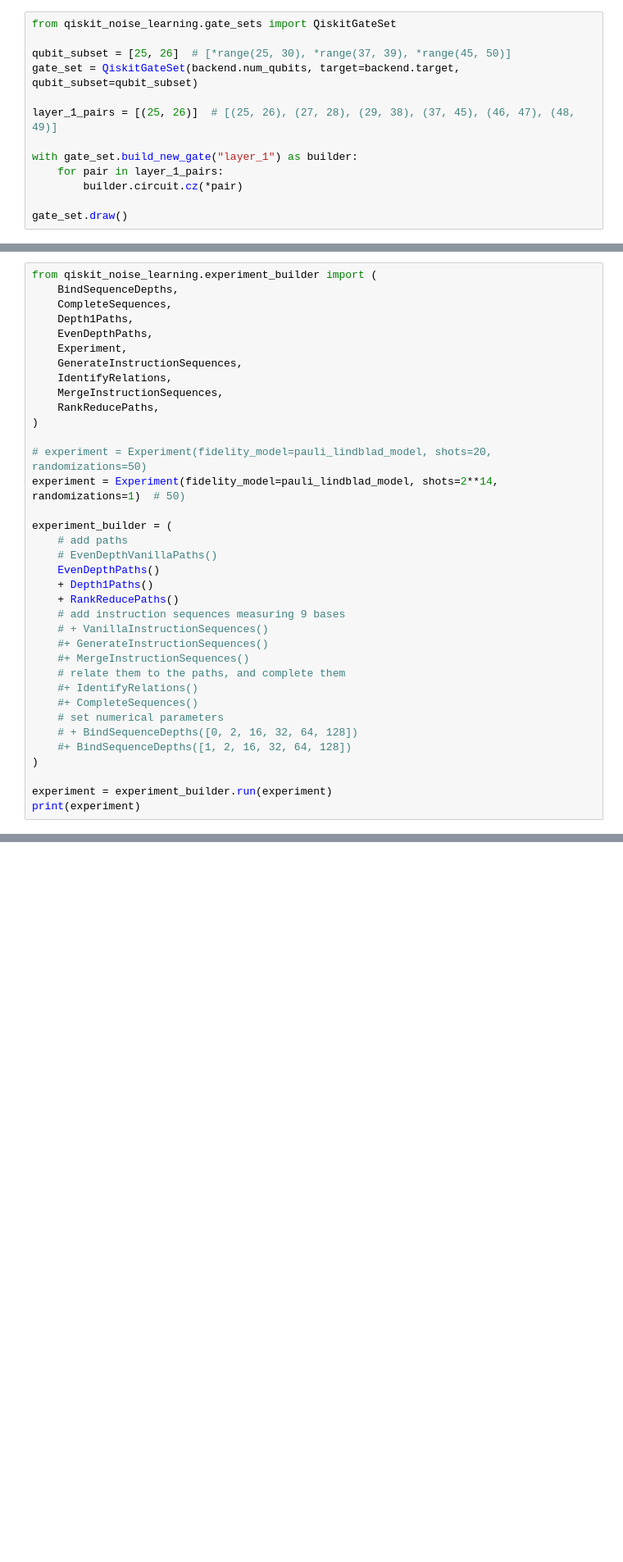
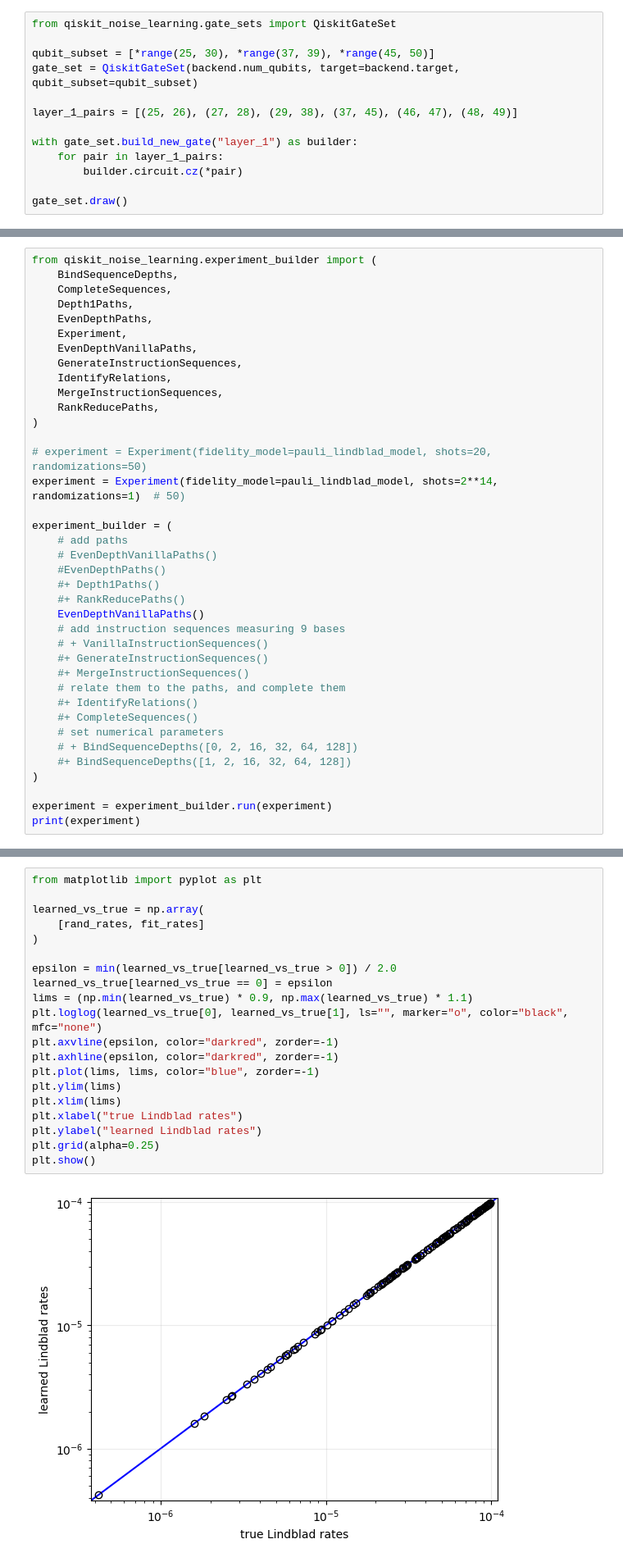
Before and after one commit to Qiskit/qiskit-noise-learning, a Jupyter notebook: docs/workflow_demo_full_rank_no_sim.ipynb, the cells around one changed output, grey strips where cells are left out. Shown at 82% size. Saved outputs shown, nothing was run; the diff lists cells and outputs as text; blank space fills up the shorter version.

```diff
--- a/docs/workflow_demo_full_rank_no_sim.ipynb
+++ b/docs/workflow_demo_full_rank_no_sim.ipynb
@@ -23,10 +23,10 @@ backend = FakeFez()
 # %%
 from qiskit_noise_learning.gate_sets import QiskitGateSet
 
-qubit_subset = [25, 26]  # [*range(25, 30), *range(37, 39), *range(45, 50)]
+qubit_subset = [*range(25, 30), *range(37, 39), *range(45, 50)]
 gate_set = QiskitGateSet(backend.num_qubits, target=backend.target, qubit_subset=qubit_subset)
 
-layer_1_pairs = [(25, 26)]  # [(25, 26), (27, 28), (29, 38), (37, 45), (46, 47), (48, 49)]
+layer_1_pairs = [(25, 26), (27, 28), (29, 38), (37, 45), (46, 47), (48, 49)]
 
 with gate_set.build_new_gate("layer_1") as builder:
     for pair in layer_1_pairs:
@@ -62,6 +62,7 @@ from qiskit_noise_learning.experiment_builder import (
     Depth1Paths,
     EvenDepthPaths,
     Experiment,
+    EvenDepthVanillaPaths,
     GenerateInstructionSequences,
     IdentifyRelations,
     MergeInstructionSequences,
@@ -74,9 +75,10 @@ experiment = Experiment(fidelity_model=pauli_lindblad_model, shots=2**14, random
 experiment_builder = (
     # add paths
     # EvenDepthVanillaPaths()
-    EvenDepthPaths()
-    + Depth1Paths()
-    + RankReducePaths()
+    #EvenDepthPaths()
+    #+ Depth1Paths()
+    #+ RankReducePaths()
+    EvenDepthVanillaPaths()
     # add instruction sequences measuring 9 bases
     # + VanillaInstructionSequences()
     #+ GenerateInstructionSequences()
@@ -170,0 +170,22 @@ array([-1.23327997e-18,  5.94955942e-18,  1.85669622e-18, -2.76810367e-18,
+# %%
+from matplotlib import pyplot as plt
+
+learned_vs_true = np.array(
+    [rand_rates, fit_rates]
+)
+
+epsilon = min(learned_vs_true[learned_vs_true > 0]) / 2.0
+learned_vs_true[learned_vs_true == 0] = epsilon
+lims = (np.min(learned_vs_true) * 0.9, np.max(learned_vs_true) * 1.1)
+plt.loglog(learned_vs_true[0], learned_vs_true[1], ls="", marker="o", color="black", mfc="none")
+plt.axvline(epsilon, color="darkred", zorder=-1)
+plt.axhline(epsilon, color="darkred", zorder=-1)
+plt.plot(lims, lims, color="blue", zorder=-1)
+plt.ylim(lims)
+plt.xlim(lims)
+plt.xlabel("true Lindblad rates")
+plt.ylabel("learned Lindblad rates")
+plt.grid(alpha=0.25)
+plt.show()
+# %% [output]
+[figure, added]
```
Also changed, not shown: parts of 4 cells of this notebook.
